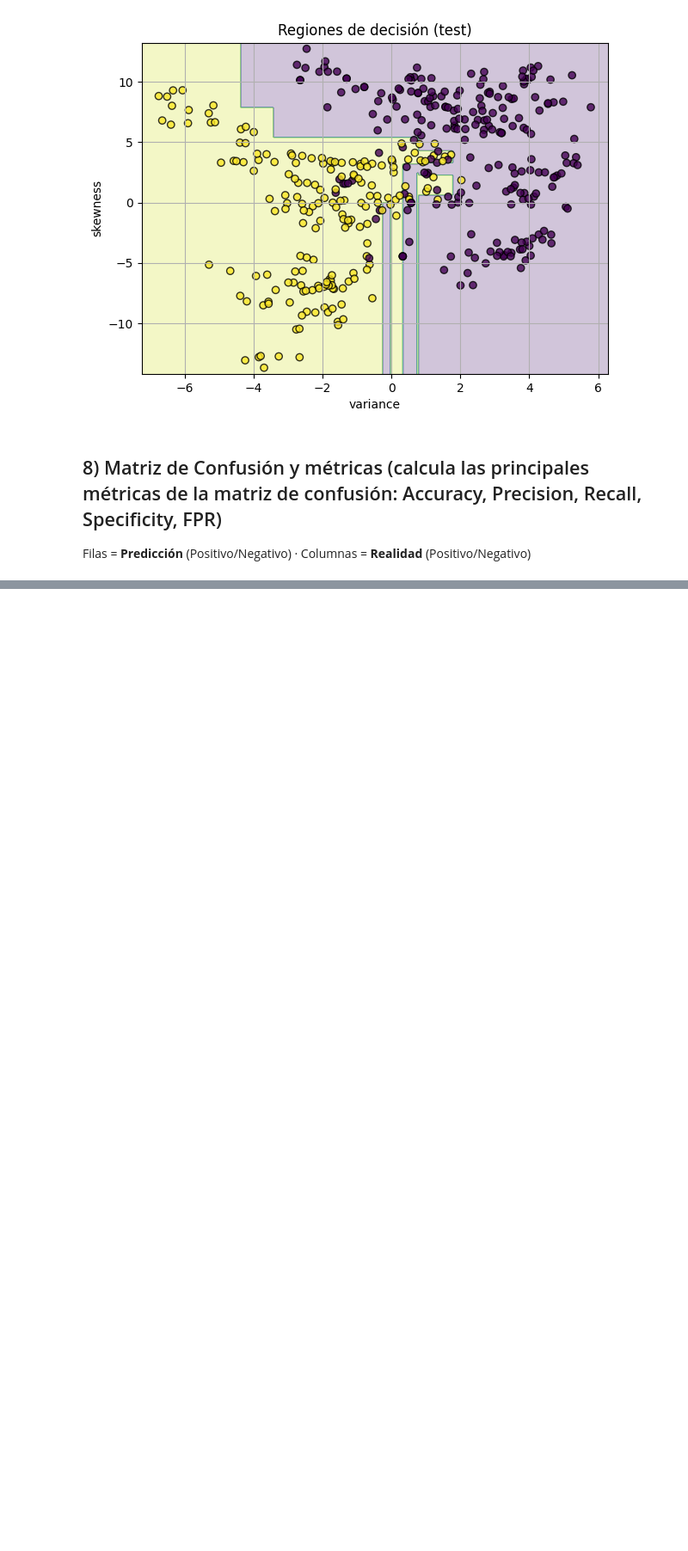
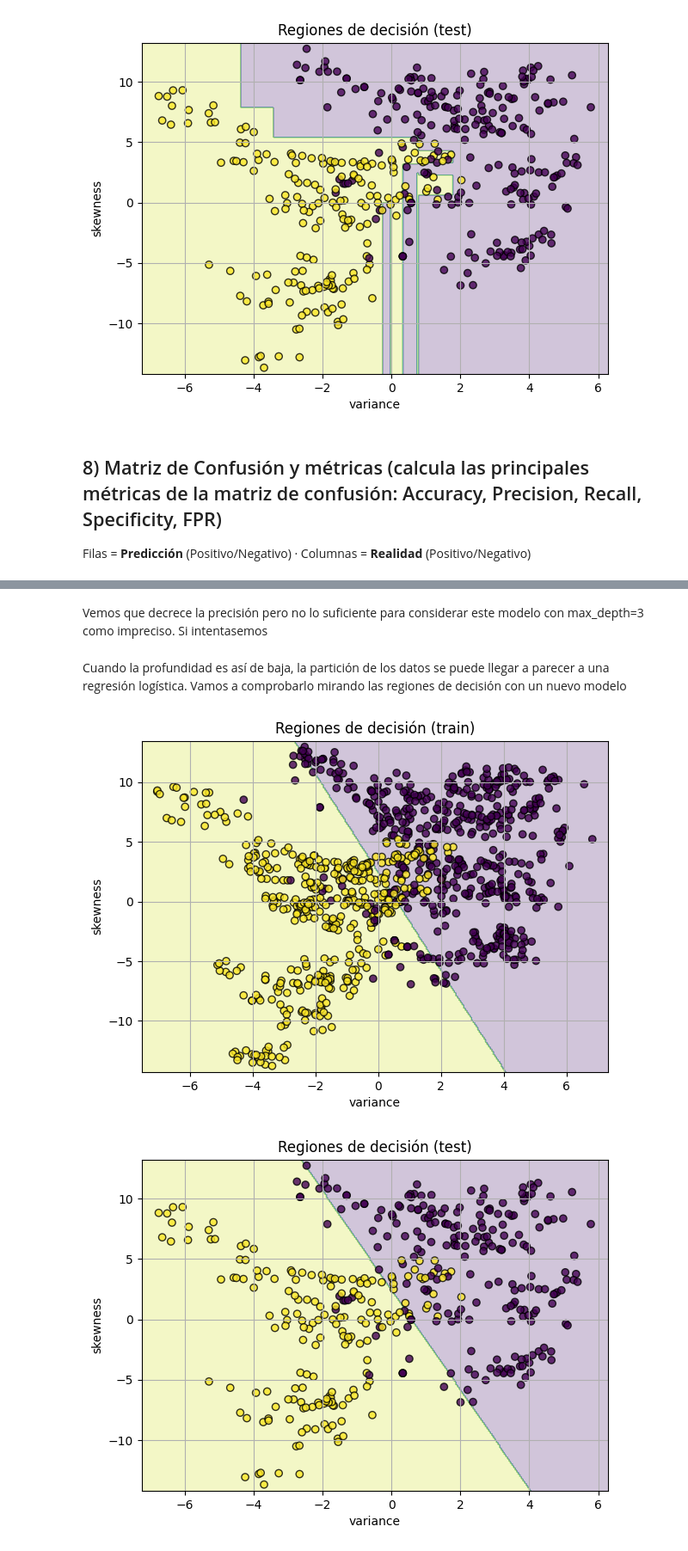
Before and after one commit to j1-dev/SAA, a Jupyter notebook: P2/banknote_practica.ipynb, the cells around one changed output, grey strips where cells are left out. Shown at 86% size. Drawn from its saved outputs; the diff is of its cells as text; code cells hidden in the pictures; blank space fills up the shorter version.

```diff
--- a/P2/banknote_practica.ipynb
+++ b/P2/banknote_practica.ipynb
@@ -367,0 +423,16 @@ FPR        : 0.070
+# %% [markdown]
+Vemos que decrece la precisión pero no lo suficiente para considerar este modelo con max_depth=3 como impreciso. Si intentasemos
+# %% [markdown]
+Cuando la profundidad es así de baja, la partición de los datos se puede llegar a parecer a una regresión logística. Vamos
+a comprobarlo mirando las regiones de decisión con un nuevo modelo
+# %%
+from sklearn.linear_model import LogisticRegression
+
+logistic = LogisticRegression(random_state=RANDOM_STATE)
+logistic.fit(X_train, y_train)
+
+plot_decision_regions_2d(logistic, X_train, y_train, title='Regiones de decisión (train)')
+plot_decision_regions_2d(logistic, X_test, y_test, title='Regiones de decisión (test)')
+# %% [output]
+[figure, added]
+[figure, added]
```
Also changed, not shown: parts of 12 cells of this notebook, 4 other files.
